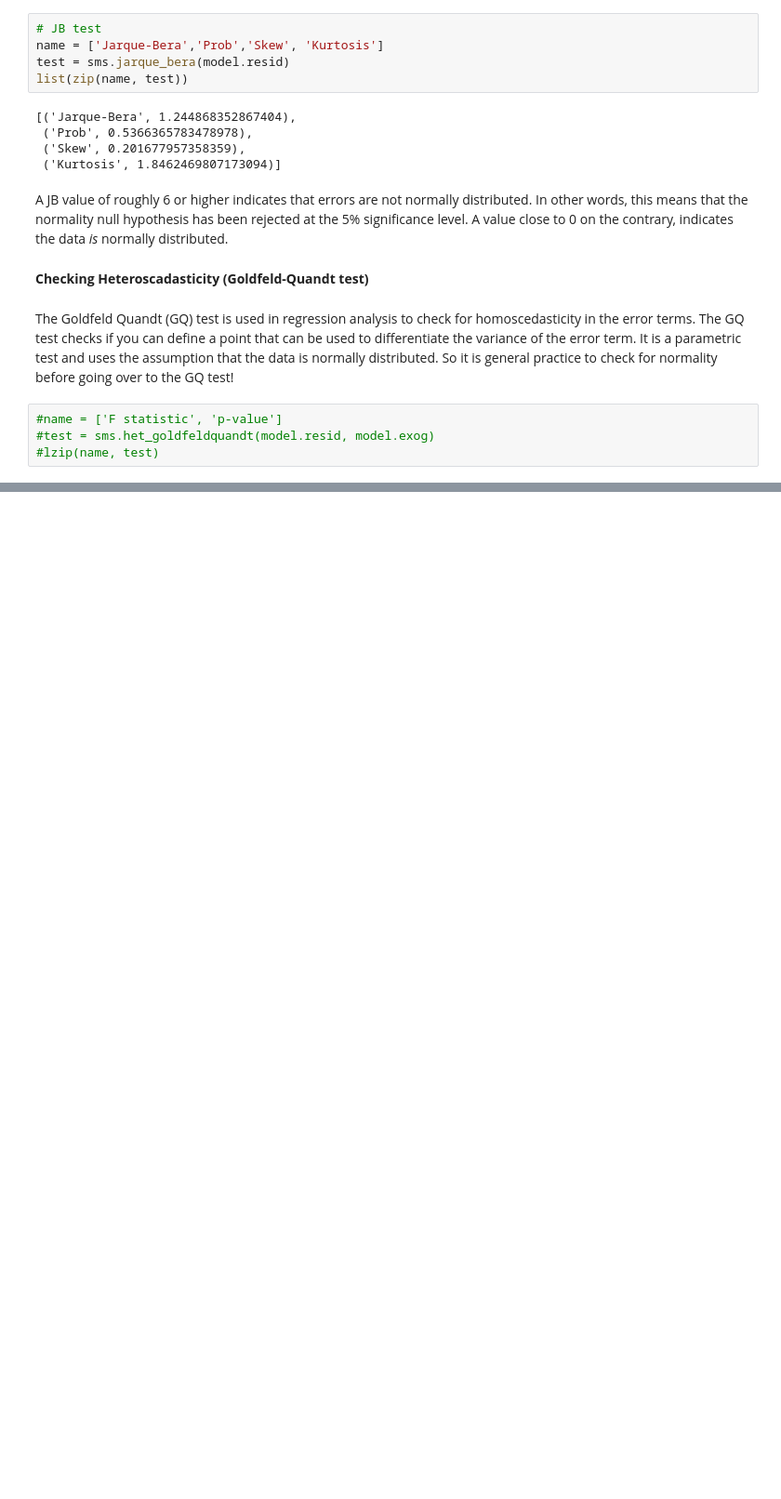
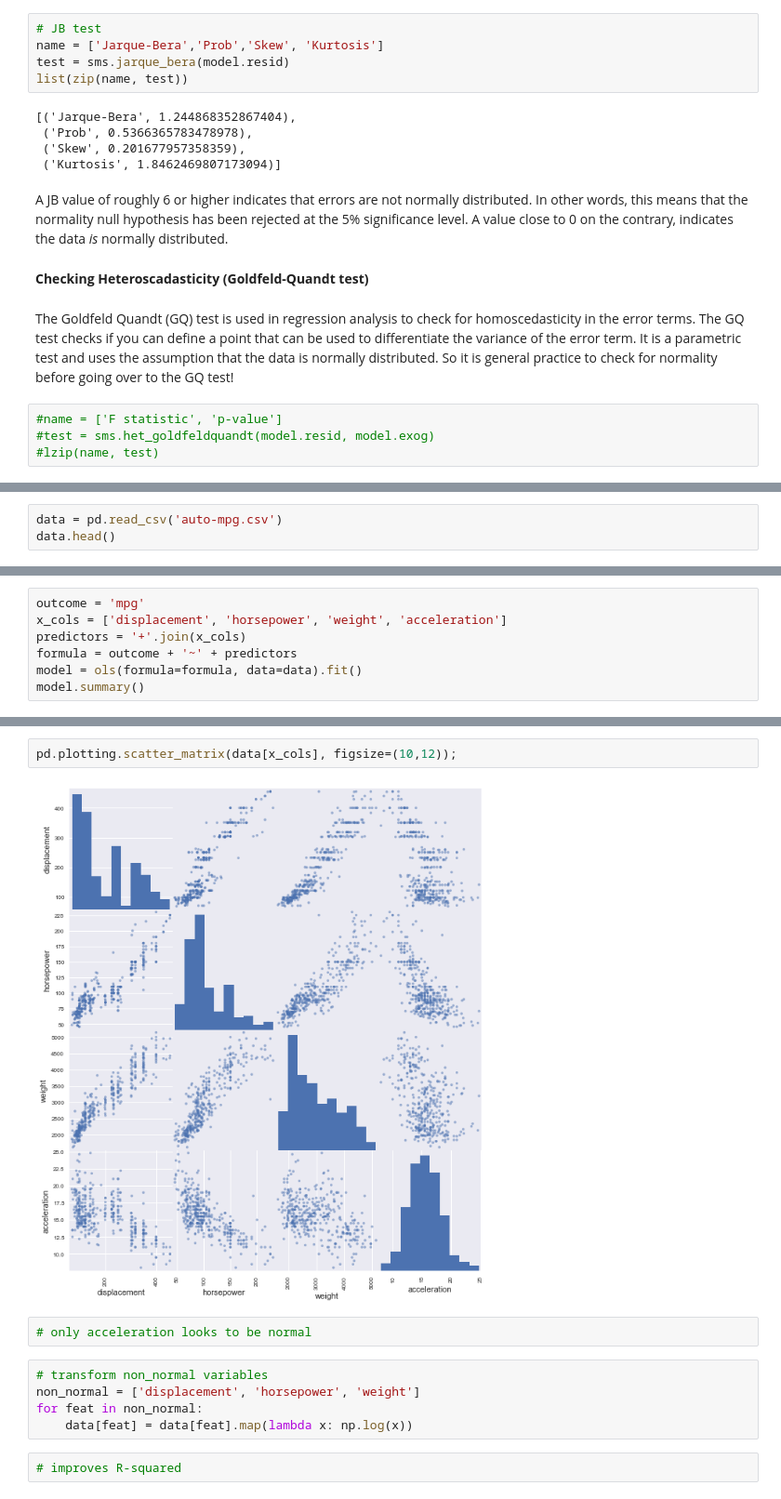
Before and after one commit to nadinezab/DS-notes, a Jupyter notebook: Linear Regression.ipynb, the cells around one changed output, grey strips where cells are left out. Shown: that part at 93% size. Drawn from its saved outputs; the diff is of its cells as text; blank space fills up the shorter version.

Commit message:
Add: Lin Reg Models

```diff
--- a/Linear Regression.ipynb
+++ b/Linear Regression.ipynb
@@ -347,0 +588,3 @@ The Goldfeld Quandt (GQ) test is used in regression analysis to check for homosc
+# %%
+data = pd.read_csv('auto-mpg.csv')
+data.head()
@@ -347,0 +598,7 @@ The Goldfeld Quandt (GQ) test is used in regression analysis to check for homosc
+# %%
+outcome = 'mpg'
+x_cols = ['displacement', 'horsepower', 'weight', 'acceleration']
+predictors = '+'.join(x_cols)
+formula = outcome + '~' + predictors
+model = ols(formula=formula, data=data).fit()
+model.summary()
@@ -347,0 +630,13 @@ The Goldfeld Quandt (GQ) test is used in regression analysis to check for homosc
+# %%
+pd.plotting.scatter_matrix(data[x_cols], figsize=(10,12));
+# %% [output]
+[figure, added]
+# %%
+# only acceleration looks to be normal
+# %%
+# transform non_normal variables
+non_normal = ['displacement', 'horsepower', 'weight']
+for feat in non_normal:
+    data[feat] = data[feat].map(lambda x: np.log(x))
+# %%
+# improves R-squared
```
Also changed, not shown: parts of 63 cells of this notebook, 1 other file.
